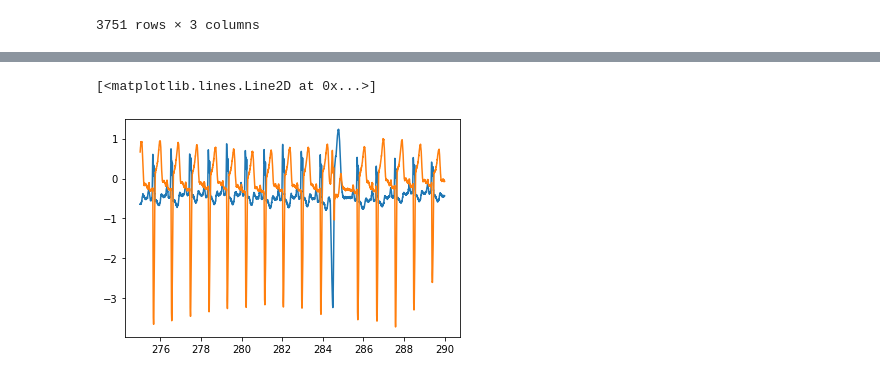
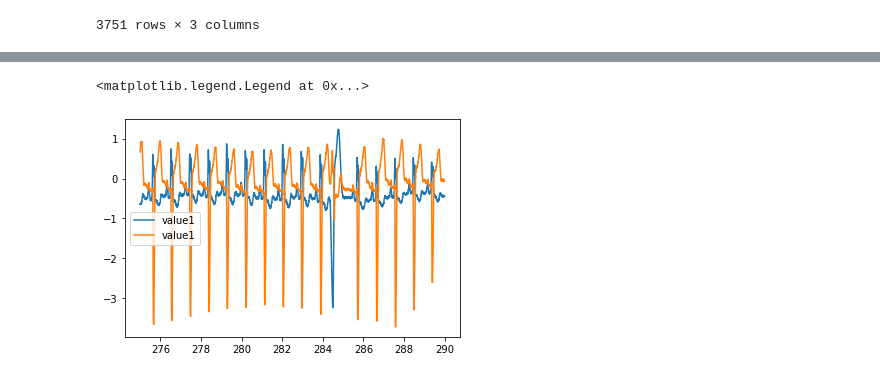
Before and after one commit to takaya-0808/MachineLearning, a Jupyter notebook: work/時系列データ分析/異常値検知/DetectOutlier.ipynb, the cells around one changed output, grey strips where cells are left out. Saved outputs shown, nothing was run; the diff lists cells and outputs as text; code cells hidden in the pictures.

```diff
--- a/work/時系列データ分析/異常値検知/DetectOutlier.ipynb
+++ b/work/時系列データ分析/異常値検知/DetectOutlier.ipynb
@@ -28,6 +43,7 @@ df
 # %%
 plt.plot(df["time"],df["value1"],label="value1")
 plt.plot(df["time"],df["value2"],label="value1")
+plt.legend()
 # %% [output]
-[<matplotlib.lines.Line2D at 0x...>]
+<matplotlib.legend.Legend at 0x...>
-[figure, old version]
+[figure, new version]
```
Also changed, not shown: parts of 5 cells of this notebook.
